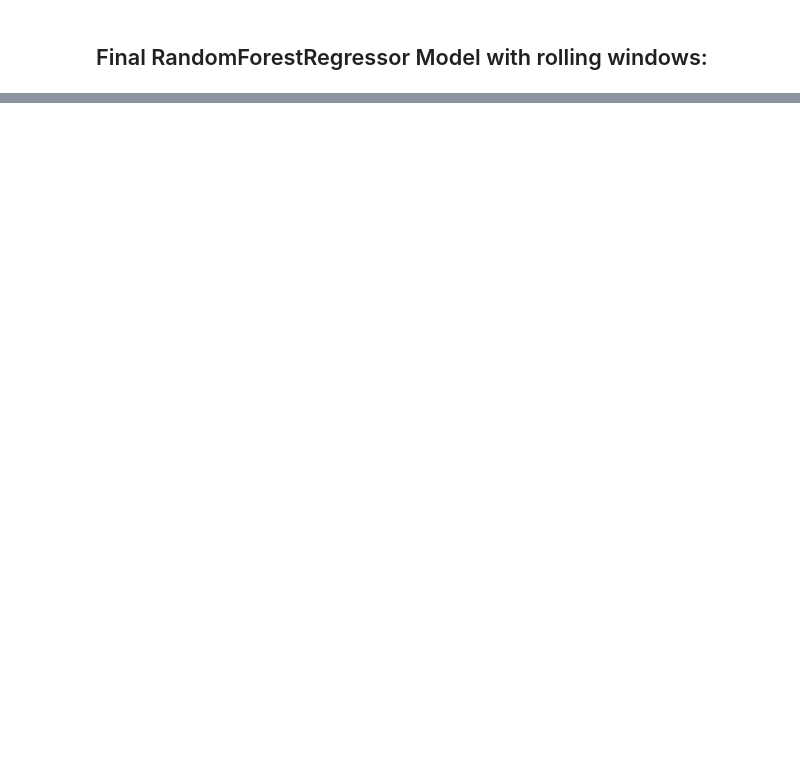
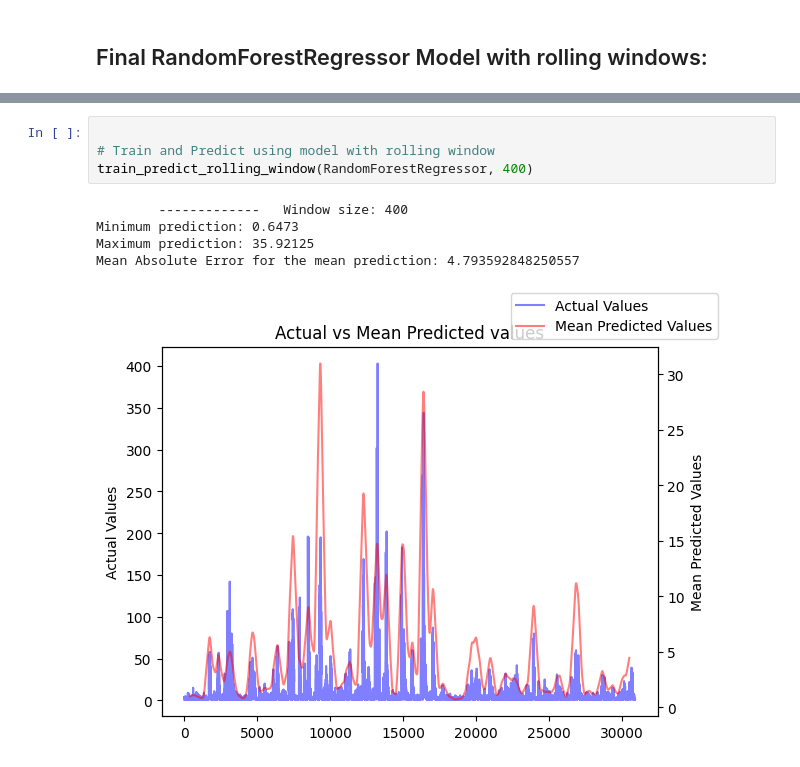
Before and after one commit to FarazRazi/Uber-Demand-Supply-Forecasting-with-AI, a Jupyter notebook: src/main.ipynb, the cells around one changed output, grey strips where cells are left out. Drawn from its saved outputs; the diff is of its cells as text; blank space fills up the shorter version.

```diff
--- a/src/main.ipynb
+++ b/src/main.ipynb
@@ -210,0 +221,10 @@ KeyboardInterrupt:
+# %%
+
+# Train and Predict using model with rolling window
+train_predict_rolling_window(RandomForestRegressor, 400)
+# %% [output]
+        -------------   Window size: 400
+Minimum prediction: 0.6473
+Maximum prediction: 35.92125
+Mean Absolute Error for the mean prediction: 4.793592848250557
+[figure, added]
```
Also changed, not shown: parts of 12 cells of this notebook.
